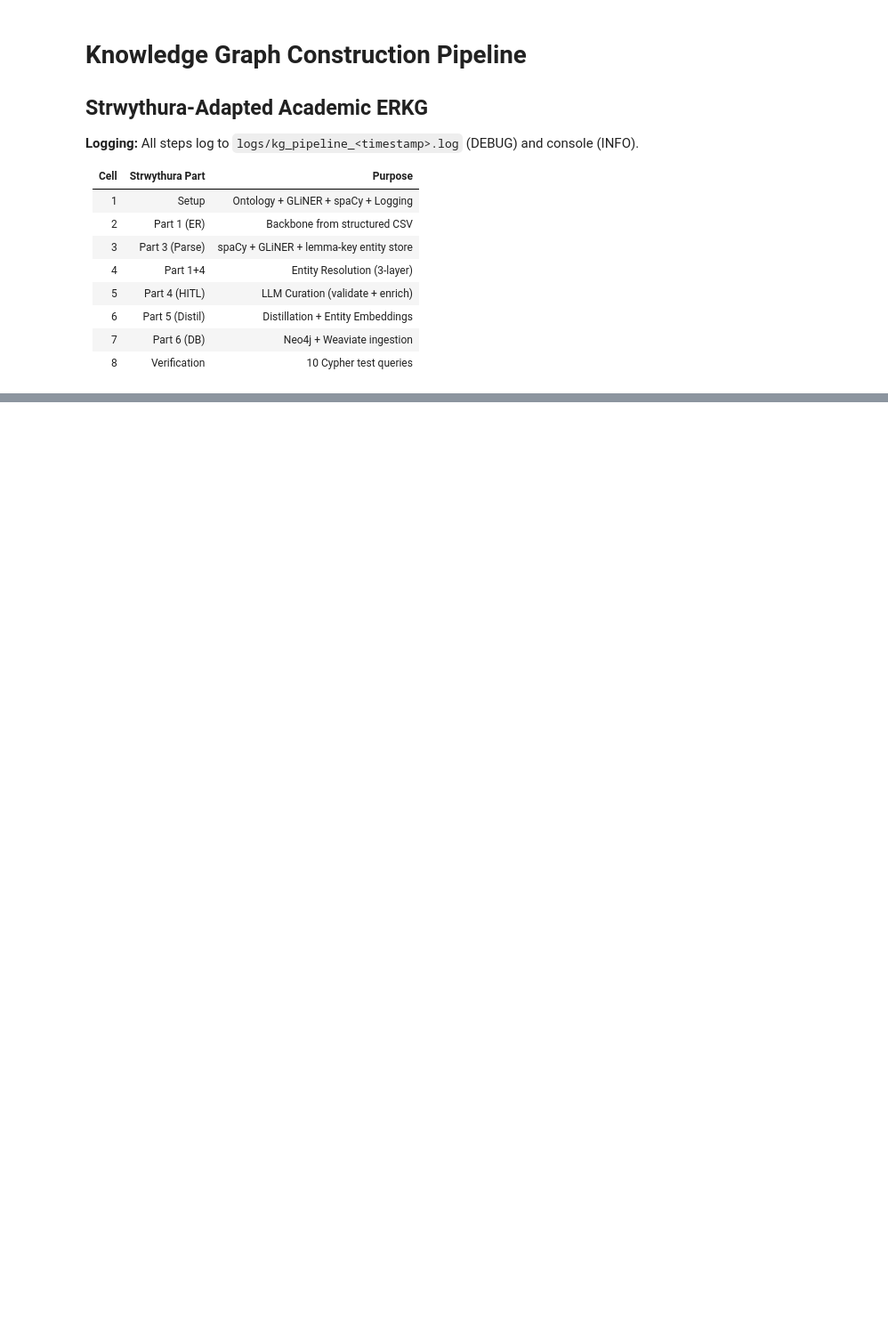
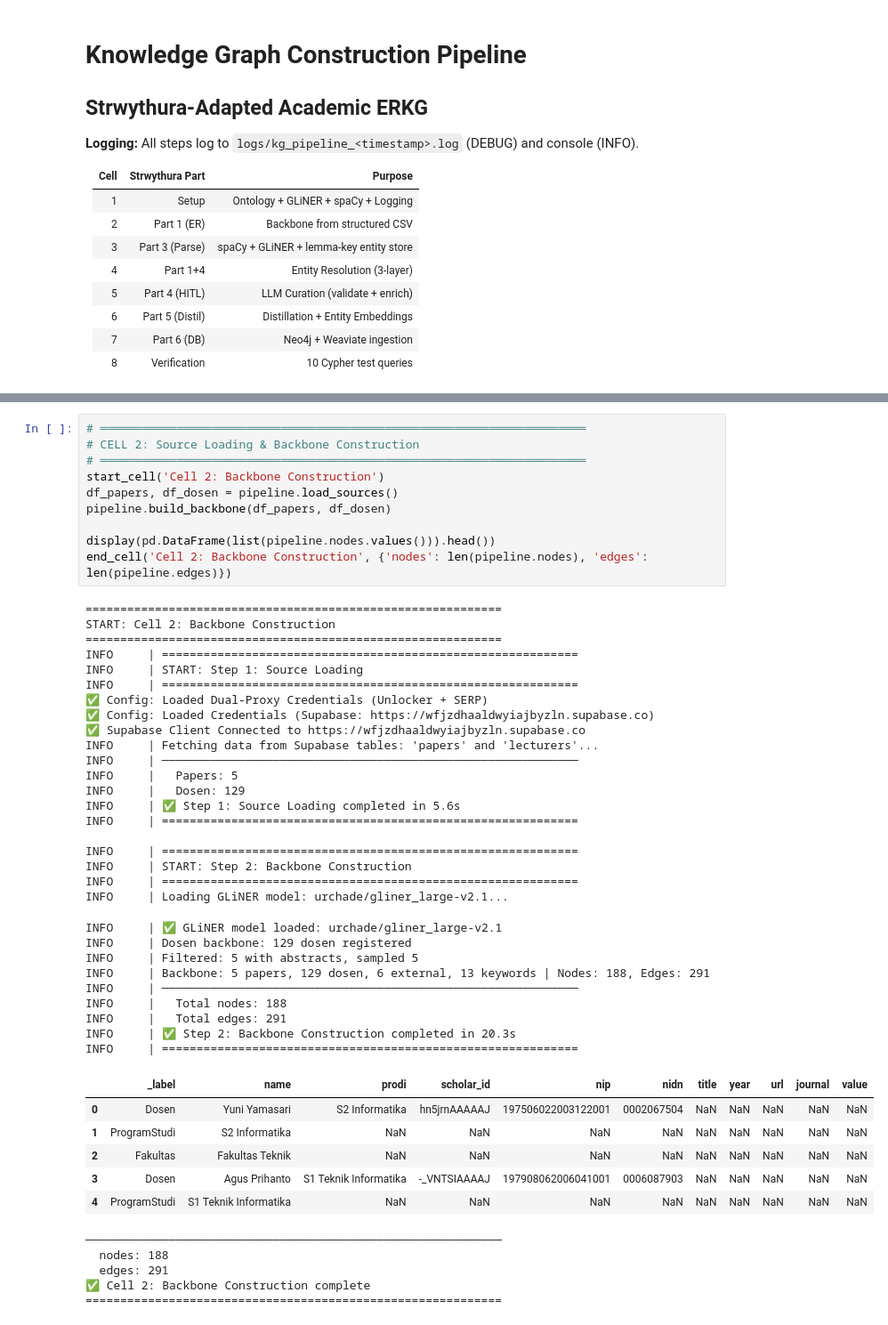
Before and after one commit to rizkyyanuark/Tugas_Akhir, a Jupyter notebook: notebooks/scraping/kg_construction.ipynb, the cells around one changed output, grey strips where cells are left out. Shown at 89% size. Cells and saved outputs as stored; diff of their text form; blank space fills up the shorter version.

```diff
--- a/notebooks/scraping/kg_construction.ipynb
+++ b/notebooks/scraping/kg_construction.ipynb
@@ -668,0 +59,51 @@ end_cell('Cell 5: LLM Curation', {
+# %%
+# ══════════════════════════════════════════════════════════════════════
+# CELL 2: Source Loading & Backbone Construction
+# ══════════════════════════════════════════════════════════════════════
+start_cell('Cell 2: Backbone Construction')
+df_papers, df_dosen = pipeline.load_sources()
+pipeline.build_backbone(df_papers, df_dosen)
+
+display(pd.DataFrame(list(pipeline.nodes.values())).head())
+end_cell('Cell 2: Backbone Construction', {'nodes': len(pipeline.nodes), 'edges': len(pipeline.edges)})
+# %% [output]
+============================================================
+START: Cell 2: Backbone Construction
+============================================================
+INFO     | ============================================================
+INFO     | START: Step 1: Source Loading
+INFO     | ============================================================
+✅ Config: Loaded Dual-Proxy Credentials (Unlocker + SERP)
+✅ Config: Loaded Credentials (Supabase: https://wfjzdhaaldwyiajbyzln.supabase.co)
+✅ Supabase Client Connected to https://wfjzdhaaldwyiajbyzln.supabase.co
+INFO     | Fetching data from Supabase tables: 'papers' and 'lecturers'...
+INFO     | ────────────────────────────────────────────────────────────
+INFO     |   Papers: 5
+INFO     |   Dosen: 129
+INFO     | ✅ Step 1: Source Loading completed in 5.6s
+INFO     | ============================================================
+
+INFO     | ============================================================
+INFO     | START: Step 2: Backbone Construction
+INFO     | ============================================================
+INFO     | Loading GLiNER model: urchade/gliner_large-v2.1...
+INFO     | ✅ GLiNER model loaded: urchade/gliner_large-v2.1
+INFO     | Dosen backbone: 129 dosen registered
+INFO     | Filtered: 5 with abstracts, sampled 5
+INFO     | Backbone: 5 papers, 129 dosen, 6 external, 13 keywords | Nodes: 188, Edges: 291
+INFO     | ────────────────────────────────────────────────────────────
+INFO     |   Total nodes: 188
+INFO     |   Total edges: 291
+INFO     | ✅ Step 2: Backbone Construction completed in 20.3s
+INFO     | ============================================================
+|  | _label | name | prodi | scholar_id | nip | nidn | title | year | url | journal | value |
+| 0 | Dosen | Yuni Yamasari | S2 Informatika | hn5jrnAAAAAJ | 197506022003122001 | 0002067504 | NaN | NaN | NaN | NaN | NaN |
+| 1 | ProgramStudi | S2 Informatika | NaN | NaN | NaN | NaN | NaN | NaN | NaN | NaN | NaN |
+| 2 | Fakultas | Fakultas Teknik | NaN | NaN | NaN | NaN | NaN | NaN | NaN | NaN | NaN |
+| 3 | Dosen | Agus Prihanto | S1 Teknik Informatika | -_VNTSIAAAAJ | 197908062006041001 | 0006087903 | NaN | NaN | NaN | NaN | NaN |
+| 4 | ProgramStudi | S1 Teknik Informatika | NaN | NaN | NaN | NaN | NaN | NaN | NaN | NaN | NaN |
+────────────────────────────────────────────────────────────
+  nodes: 188
+  edges: 291
+✅ Cell 2: Backbone Construction complete
+============================================================
```
Also changed, not shown: parts of 13 cells of this notebook, 24 other files.
